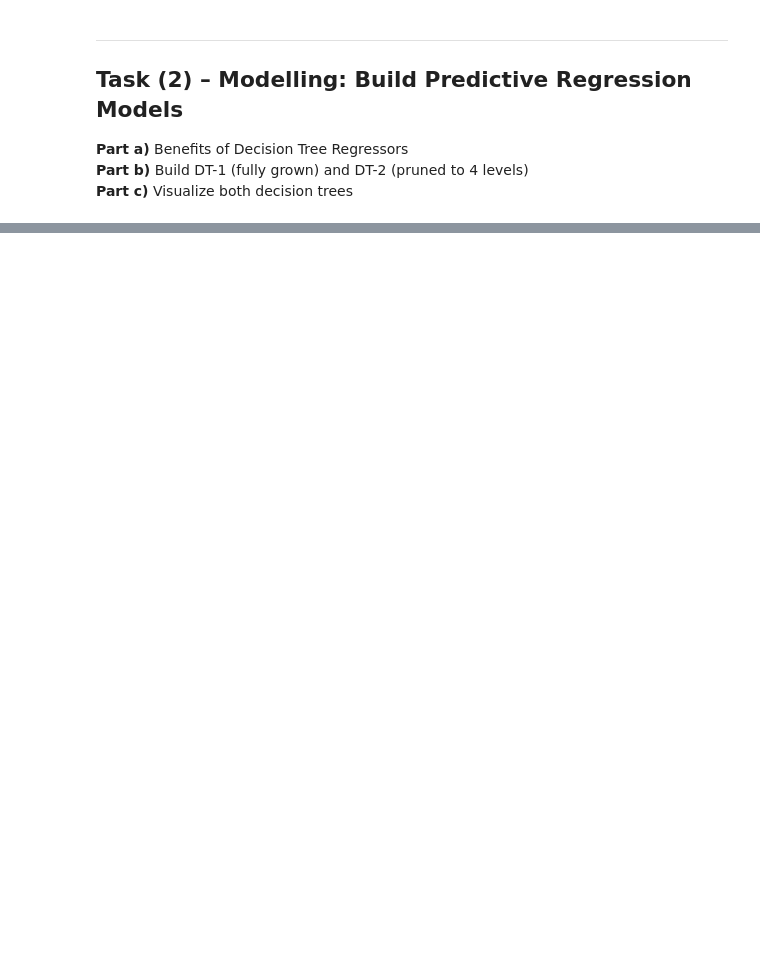
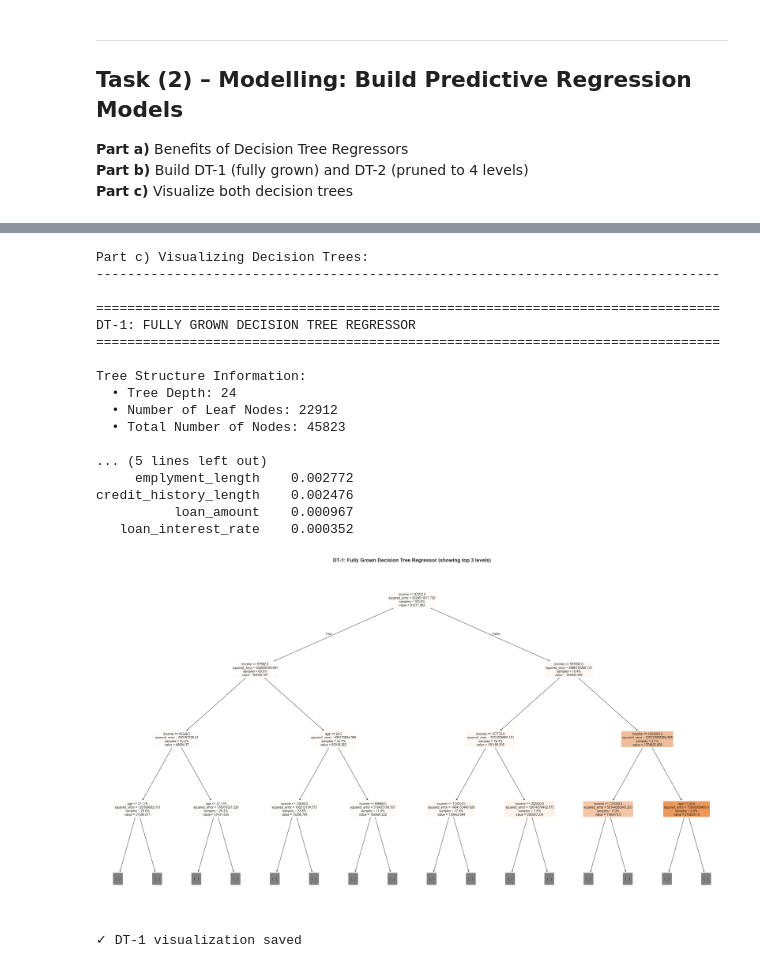
Before and after one commit to SudamPabasara/ML-DM_CW_w2120678, a Jupyter notebook: notebooks/Notebook_3_Regression_Modelling.ipynb, the cells around one changed output, grey strips where cells are left out. Drawn from its saved outputs; the diff is of its cells as text; code cells hidden in the pictures; blank space fills up the shorter version.

```diff
--- a/notebooks/Notebook_3_Regression_Modelling.ipynb
+++ b/notebooks/Notebook_3_Regression_Modelling.ipynb
@@ -128,4 +499,5 @@ for benefit in benefits:
 # %%
+
 # Prepare data for regression
 print("\nPart b) Building Decision Tree Regression Models:")
 print("-" * 80)
@@ -139,3 +511,20 @@ X_train_reg, X_test_reg, y_train_reg, y_test_reg = train_test_split(
 
 print(f"\nTraining set: {X_train_reg.shape[0]} samples")
 print(f"Testing set: {X_test_reg.shape[0]} samples")
+
+# Handle missing values
+print(f"\nHandling missing values...")
+imputer = SimpleImputer(strategy='mean')
+X_train_reg = pd.DataFrame(
+    imputer.fit_transform(X_train_reg),
+    columns=X_train_reg.columns,
+    index=X_train_reg.index
+)
+X_test_reg = pd.DataFrame(
+    imputer.transform(X_test_reg),
+    columns=X_test_reg.columns,
+    index=X_test_reg.index
+)
+print(f"  ✓ Missing values handled with mean imputation")
+print(f"  Training features shape: {X_train_reg.shape}")
+print(f"  Testing features shape: {X_test_reg.shape}")
@@ -174,16 +588,60 @@ print(f"  Disadvantages: May underfit if 4 levels insufficient for patterns")
 # %%
+
 # Part c: Visualize Decision Trees
+from sklearn.tree import export_text
+
 print("\nPart c) Visualizing Decision Trees:")
 print("-" * 80)
 
-# Visualize DT-1
-fig, ax = plt.subplots(figsize=(25, 15))
+# ========== DT-1 Visualization ==========
+print("\n" + "="*80)
+print("DT-1: FULLY GROWN DECISION TREE REGRESSOR")
+print("="*80)
+print(f"\nTree Structure Information:")
+print(f"  • Tree Depth: {dt1_regressor.get_depth()}")
+print(f"  • Number of Leaf Nodes: {dt1_regressor.get_n_leaves()}")
+print(f"  • Total Number of Nodes: {dt1_regressor.tree_.node_count}")
+
+# Feature importance for DT-1
+print(f"\nDT-1 Feature Importance:")
+importance_df_dt1 = pd.DataFrame({
+    'Feature': X_train_reg.columns,
+    'Importance': dt1_regressor.feature_importances_
+}).sort_values('Importance', ascending=False)
+print(importance_df_dt1.to_string(index=False))
+
+# Visualize DT-1 (show max_depth=3 for readability if tree is deep)
+display_depth = min(dt1_regressor.get_depth(), 4)
+fig_height = max(8, display_depth * 4)
+fig, ax = plt.subplots(figsize=(28, fig_height))
 plot_tree(dt1_regressor, feature_names=list(X_train_reg.columns),
-          filled=True, rounded=True, ax=ax, fontsize=10)
-plt.title('DT-1: Fully Grown Decision Tree Regressor', fontsize=16, fontweight='bold', pad=20)
+          filled=True, rounded=True, ax=ax, fontsize=10,
+          max_depth=3, proportion=True)
+ax.set_title('DT-1: Fully Grown Decision Tree Regressor (showing top 3 levels)',
+             fontsize=16, fontweight='bold', pad=10)
 plt.tight_layout()
-plt.savefig('../dt1_tree.png', dpi=300, bbox_inches='tight')
+plt.savefig('../dt1_tree.png', dpi=300, bbox_inches='tight', pad_inches=0.1)
 plt.show()
 
 print("\n✓ DT-1 visualization saved")
+# %% [output]
+Part c) Visualizing Decision Trees:
+--------------------------------------------------------------------------------
+
+================================================================================
+DT-1: FULLY GROWN DECISION TREE REGRESSOR
+================================================================================
+
+Tree Structure Information:
+  • Tree Depth: 24
+  • Number of Leaf Nodes: 22912
+  • Total Number of Nodes: 45823
+
+... (5 lines left out)
+     emplyment_length    0.002772
+credit_history_length    0.002476
+          loan_amount    0.000967
+   loan_interest_rate    0.000352
+[figure, added]
+✓ DT-1 visualization saved
 # %%
```
Also changed, not shown: parts of 32 cells of this notebook, 27 other files.
